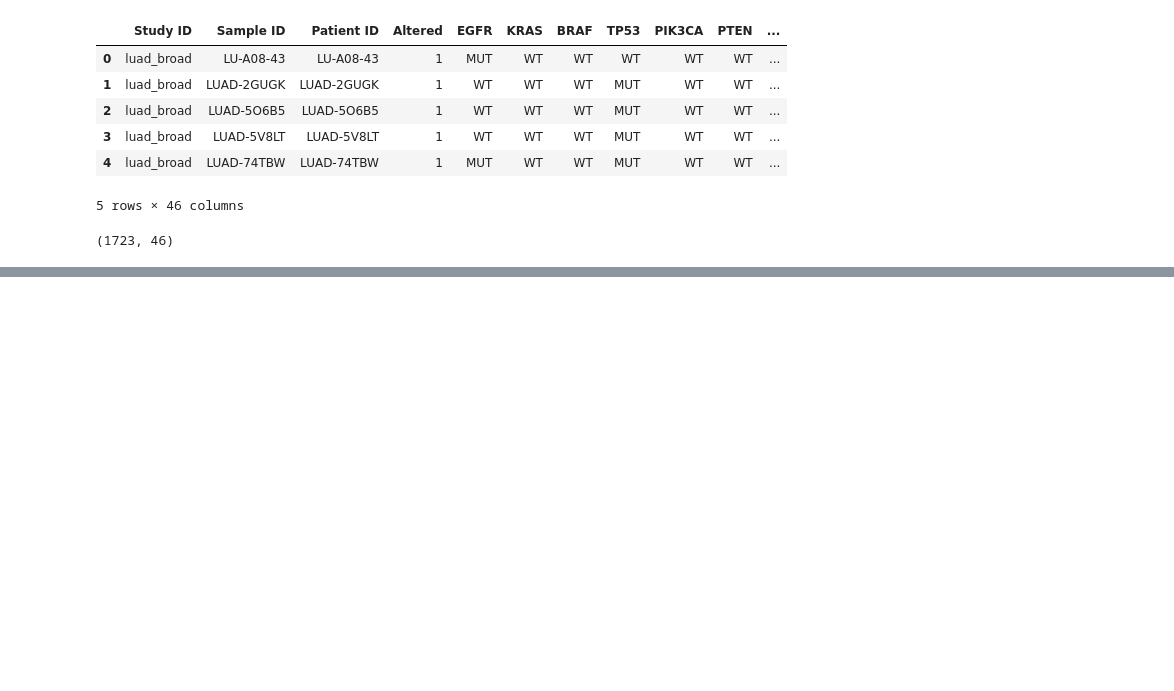
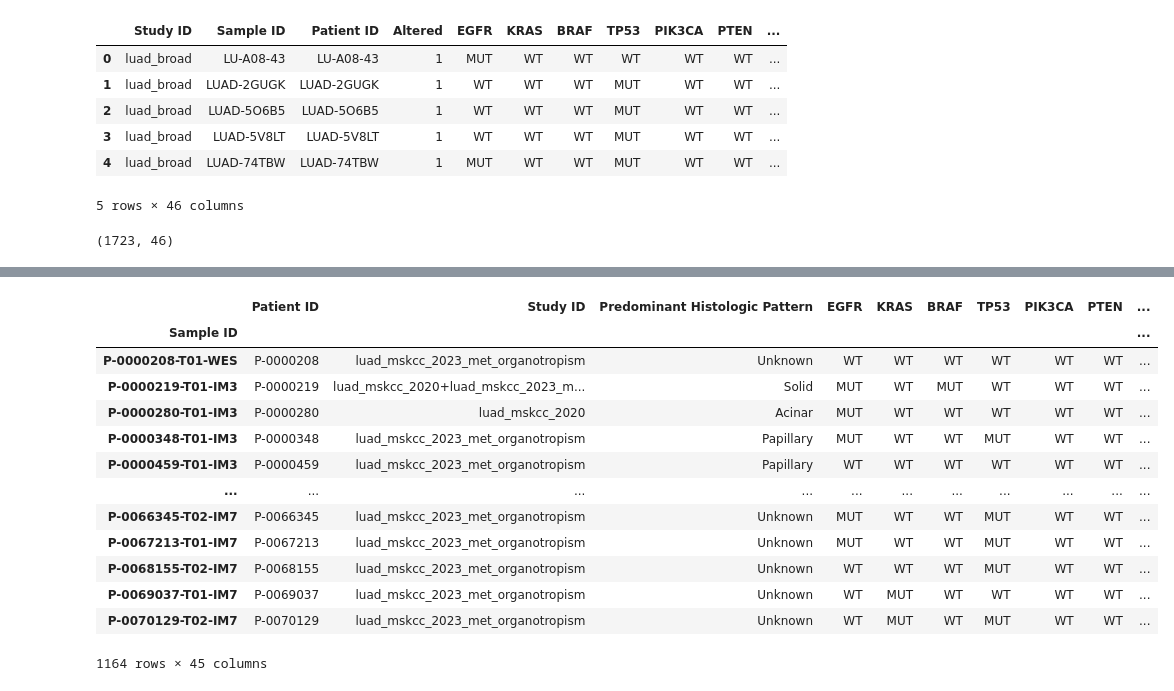
Before and after one commit to voreille/histotab, a Jupyter notebook: notebooks/format_cbioportal_data.ipynb, the cells around one changed output, grey strips where cells are left out. Saved outputs shown, nothing was run; the diff lists cells and outputs as text; code cells hidden in the pictures; blank space fills up the shorter version.

```diff
--- a/notebooks/format_cbioportal_data.ipynb
+++ b/notebooks/format_cbioportal_data.ipynb
@@ -550,0 +601,17 @@ gene_df_tcga.shape
+# %%
+final_df_tcga  = clinical_df_tcga[colname_mapping_tcga.keys()]
+final_df_msk = clinical_df_msk[colname_mapping_msk.keys()]
+# %%
+final_df_tcga.columns = [colname_mapping_tcga[c] for c in final_df_tcga.columns]
+final_df_msk.columns = [colname_mapping_msk[c] for c in final_df_msk.columns]
+# %%
+def merge_dfs(gene_df, clinical_df):
+    clinical_df = clinical_df.copy()
+    clinical_df = clinical_df.sort_values(by=["Sample ID"], inplace=False)
+    clinical_df = clinical_df.drop_duplicates(subset=["Patient ID"], keep="first", inplace=False)
+
+    gene_df = gene_df.drop(columns=["Altered", "Study ID", "Patient ID"])
+    gene_df = gene_df.set_index("Sample ID")
+    clinical_df = clinical_df.set_index("Sample ID")
+    clinical_df  = clinical_df.join(gene_df, how="inner")
+    return clinical_df
@@ -550,0 +621,21 @@ gene_df_tcga.shape
+# %%
+final_df_msk = merge_dfs(gene_df_msk, final_df_msk)
+final_df_msk.to_csv("/home/val/workspaces/histotab/data/processed/msk_pattern_gene_mutations.csv")
+# %%
+
+final_df_msk
+# %% [output]
+|  | Patient ID | Study ID | Predominant Histologic Pattern | EGFR | KRAS | BRAF | TP53 | PIK3CA | PTEN | ... |
+| Sample ID |  |  |  |  |  |  |  |  |  | ... |
+| P-0000208-T01-WES | P-0000208 | luad_mskcc_2023_met_organotropism | Unknown | WT | WT | WT | WT | WT | WT | ... |
+| P-0000219-T01-IM3 | P-0000219 | luad_mskcc_2020+luad_mskcc_2023_m... | Solid | MUT | WT | MUT | WT | WT | WT | ... |
+| P-0000280-T01-IM3 | P-0000280 | luad_mskcc_2020 | Acinar | MUT | WT | WT | WT | WT | WT | ... |
+| P-0000348-T01-IM3 | P-0000348 | luad_mskcc_2023_met_organotropism | Papillary | MUT | WT | WT | MUT | WT | WT | ... |
+| P-0000459-T01-IM3 | P-0000459 | luad_mskcc_2023_met_organotropism | Papillary | WT | WT | WT | WT | WT | WT | ... |
+| ... | ... | ... | ... | ... | ... | ... | ... | ... | ... | ... |
+| P-0066345-T02-IM7 | P-0066345 | luad_mskcc_2023_met_organotropism | Unknown | MUT | WT | WT | MUT | WT | WT | ... |
+| P-0067213-T01-IM7 | P-0067213 | luad_mskcc_2023_met_organotropism | Unknown | MUT | WT | WT | MUT | WT | WT | ... |
+| P-0068155-T02-IM7 | P-0068155 | luad_mskcc_2023_met_organotropism | Unknown | WT | WT | WT | MUT | WT | WT | ... |
+| P-0069037-T01-IM7 | P-0069037 | luad_mskcc_2023_met_organotropism | Unknown | WT | MUT | WT | WT | WT | WT | ... |
+| P-0070129-T02-IM7 | P-0070129 | luad_mskcc_2023_met_organotropism | Unknown | WT | MUT | WT | MUT | WT | WT | ... |
+1164 rows × 45 columns
```
Also changed, not shown: parts of 11 cells of this notebook, 3 other files.
